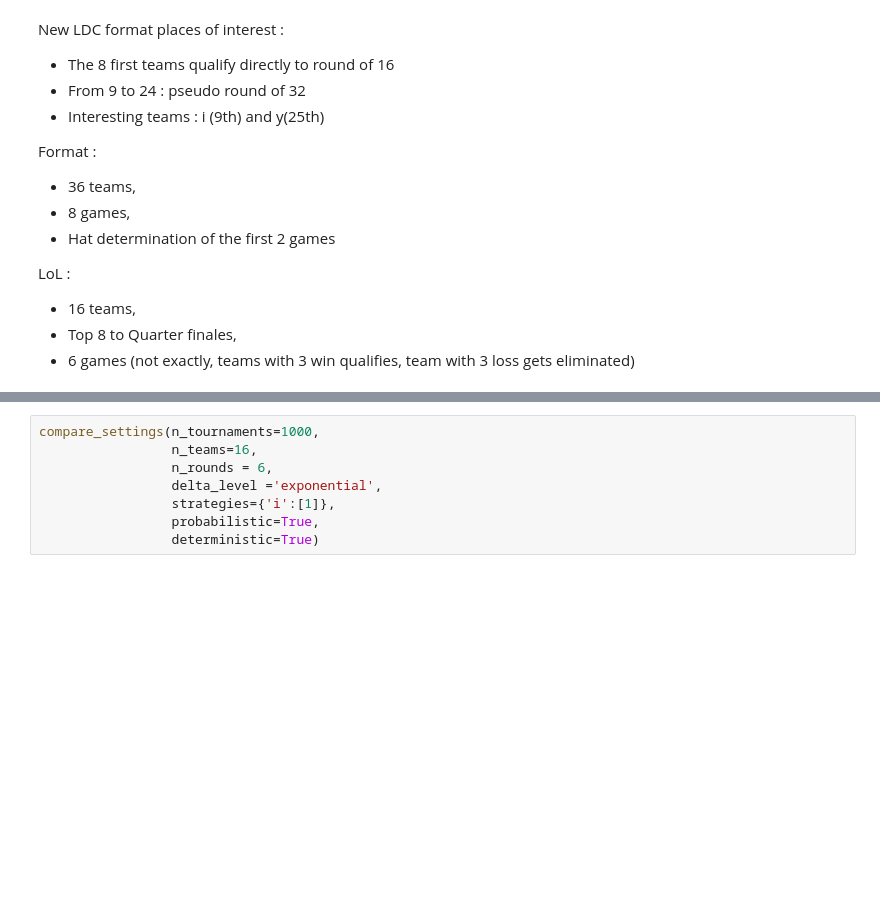
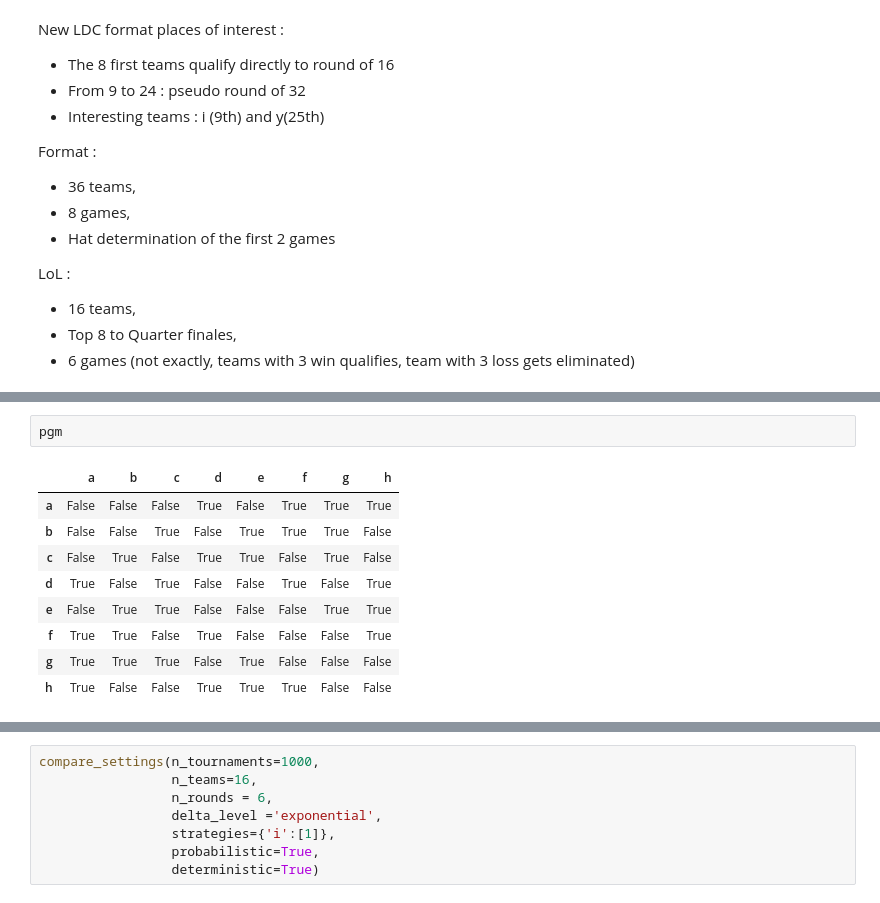
Before and after one commit to arnaud-odet/swiss_rounds_simulator, a Jupyter notebook: swiss_round.ipynb, the cells around one changed output, grey strips where cells are left out. Saved outputs shown, nothing was run; the diff lists cells and outputs as text; blank space fills up the shorter version.

```diff
--- a/swiss_round.ipynb
+++ b/swiss_round.ipynb
@@ -19,0 +47,12 @@ LoL :
+# %%
+pgm
+# %% [output]
+|  | a | b | c | d | e | f | g | h |
+| a | False | False | False | True | False | True | True | True |
+| b | False | False | True | False | True | True | True | False |
+| c | False | True | False | True | True | False | True | False |
+| d | True | False | True | False | False | True | False | True |
+| e | False | True | True | False | False | False | True | True |
+| f | True | True | False | True | False | False | False | True |
+| g | True | True | True | False | True | False | False | False |
+| h | True | False | False | True | True | True | False | False |
```
Also changed, not shown: parts of 14 cells of this notebook, 1 other file.
